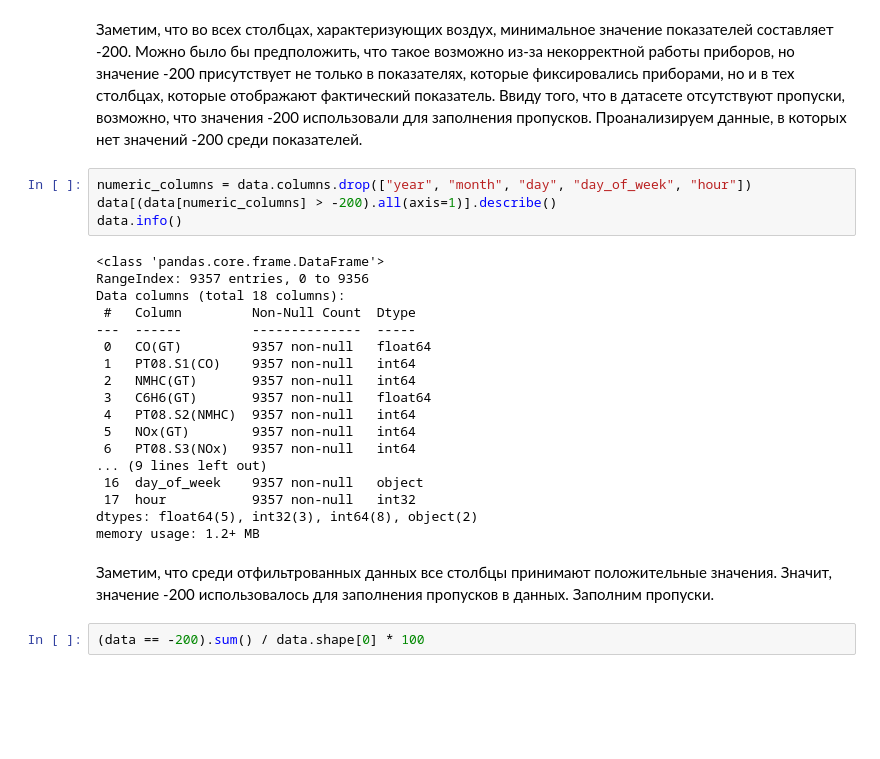
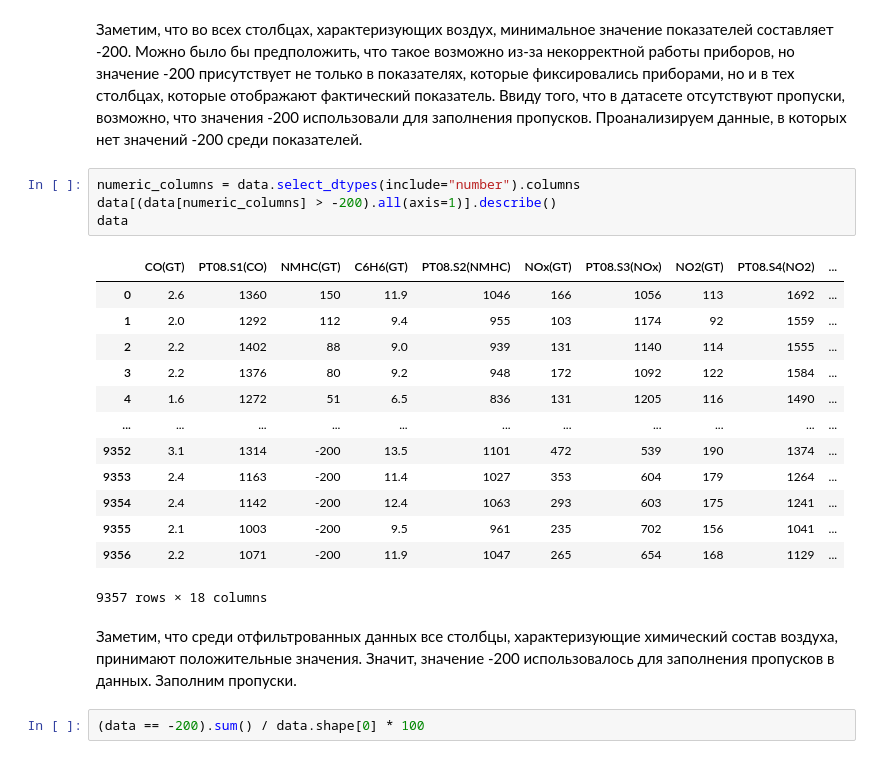
Before and after one commit to stwz13/ml, a Jupyter notebook: lab1_air.ipynb, the cells around one changed output. Saved outputs shown, nothing was run; the diff lists cells and outputs as text; blank space fills up the shorter version.

```diff
--- a/lab1_air.ipynb
+++ b/lab1_air.ipynb
@@ -159,29 +161,25 @@ data.describe()
 # %% [markdown]
 Заметим, что во всех столбцах, характеризующих воздух, минимальное значение показателей составляет -200. Можно было бы предположить, что такое возможно из-за некорректной работы приборов, но значение -200 присутствует не только в показателях, которые фиксировались приборами, но и в тех столбцах, которые отображают фактический показатель. Ввиду того, что в датасете отсутствуют пропуски, возможно, что значения -200 использовали для заполнения пропусков. Проанализируем данные, в которых нет значений -200 среди показателей.
 # %%
-numeric_columns = data.columns.drop(["year", "month", "day", "day_of_week", "hour"])
+numeric_columns = data.select_dtypes(include="number").columns
 data[(data[numeric_columns] > -200).all(axis=1)].describe()
-data.info()
+data
 # %% [output]
+|  | CO(GT) | PT08.S1(CO) | NMHC(GT) | C6H6(GT) | PT08.S2(NMHC) | NOx(GT) | PT08.S3(NOx) | NO2(GT) | PT08.S4(NO2) | ... |
+| 0 | 2.6 | 1360 | 150 | 11.9 | 1046 | 166 | 1056 | 113 | 1692 | ... |
+| 1 | 2.0 | 1292 | 112 | 9.4 | 955 | 103 | 1174 | 92 | 1559 | ... |
+| 2 | 2.2 | 1402 | 88 | 9.0 | 939 | 131 | 1140 | 114 | 1555 | ... |
+| 3 | 2.2 | 1376 | 80 | 9.2 | 948 | 172 | 1092 | 122 | 1584 | ... |
+| 4 | 1.6 | 1272 | 51 | 6.5 | 836 | 131 | 1205 | 116 | 1490 | ... |
+| ... | ... | ... | ... | ... | ... | ... | ... | ... | ... | ... |
+| 9352 | 3.1 | 1314 | -200 | 13.5 | 1101 | 472 | 539 | 190 | 1374 | ... |
+| 9353 | 2.4 | 1163 | -200 | 11.4 | 1027 | 353 | 604 | 179 | 1264 | ... |
+| 9354 | 2.4 | 1142 | -200 | 12.4 | 1063 | 293 | 603 | 175 | 1241 | ... |
+| 9355 | 2.1 | 1003 | -200 | 9.5 | 961 | 235 | 702 | 156 | 1041 | ... |
+| 9356 | 2.2 | 1071 | -200 | 11.9 | 1047 | 265 | 654 | 168 | 1129 | ... |
-<class 'pandas.core.frame.DataFrame'>
-RangeIndex: 9357 entries, 0 to 9356
-Data columns (total 18 columns):
- #   Column         Non-Null Count  Dtype
----  ------         --------------  -----
- 0   CO(GT)         9357 non-null   float64
- 1   PT08.S1(CO)    9357 non-null   int64
- 2   NMHC(GT)       9357 non-null   int64
- 3   C6H6(GT)       9357 non-null   float64
- 4   PT08.S2(NMHC)  9357 non-null   int64
- 5   NOx(GT)        9357 non-null   int64
- 6   PT08.S3(NOx)   9357 non-null   int64
-... (9 lines left out)
- 16  day_of_week    9357 non-null   object
- 17  hour           9357 non-null   int32
-dtypes: float64(5), int32(3), int64(8), object(2)
-memory usage: 1.2+ MB
+9357 rows × 18 columns
 # %% [markdown]
-Заметим, что среди отфильтрованных данных все столбцы принимают положительные значения. Значит, значение -200 использовалось для заполнения пропусков в данных. Заполним пропуски.
+Заметим, что среди отфильтрованных данных все столбцы, характеризующие химический состав воздуха, принимают положительные значения. Значит, значение -200 использовалось для заполнения пропусков в данных. Заполним пропуски.
 # %%
 (data == -200).sum() / data.shape[0] * 100
 # %% [output]
```
Also changed, not shown: parts of 7 cells of this notebook.
